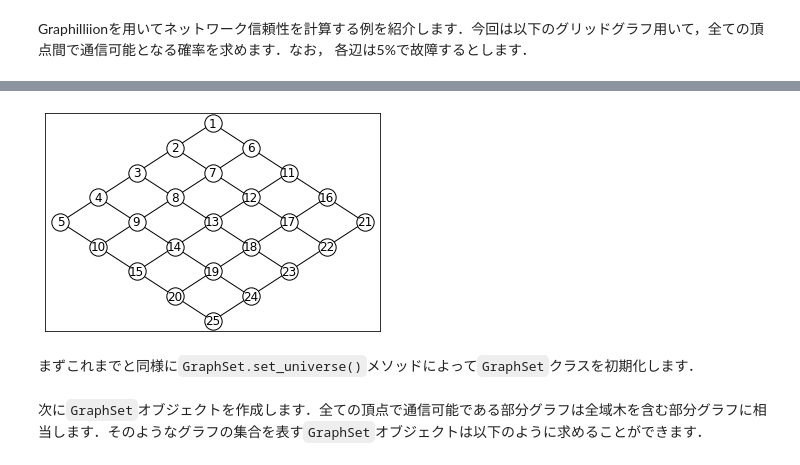
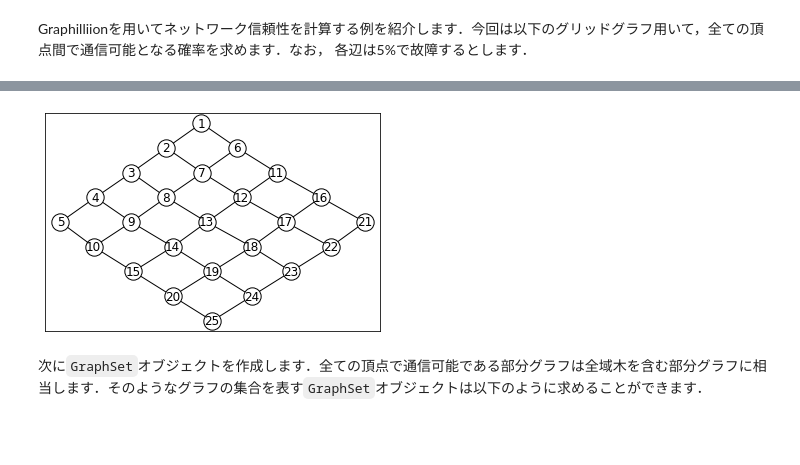
Before and after one commit to nsnmsak/graphillion_tutorial, a Jupyter notebook: ja/08_network_reliability.ipynb, the cells around one changed output, grey strips where cells are left out. Saved outputs shown, nothing was run; the diff lists cells and outputs as text; code cells hidden in the pictures; blank space fills up the shorter version.

```diff
--- a/ja/08_network_reliability.ipynb
+++ b/ja/08_network_reliability.ipynb
@@ -38,11 +60,9 @@ Graphilliionを用いてネットワーク信頼性を計算する例を紹介
 # %%
 from graphillion import GraphSet, tutorial
-from tutorial_util import draw_subgraph
+from tutorial_util import draw_subgraph, draw_universe
 
 univ = tutorial.grid(4, 4)
-
-draw_subgraph(univ)
+GraphSet.set_universe(univ)
+draw_universe()
 # %% [output]
-[figure, old version]
+[figure, new version]
-# %% [markdown]
-まずこれまでと同様に`GraphSet.set_universe()`メソッドによって`GraphSet`クラスを初期化します．
```
Also changed, not shown: parts of 4 cells of this notebook.
